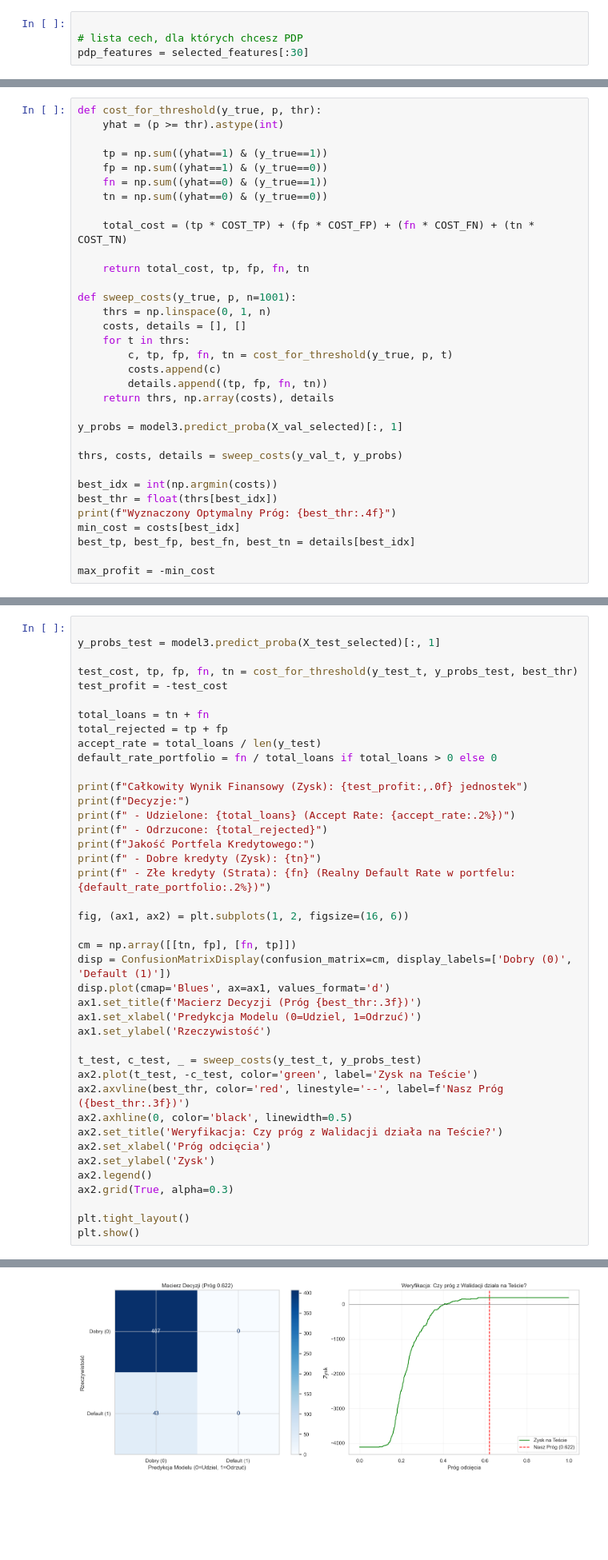
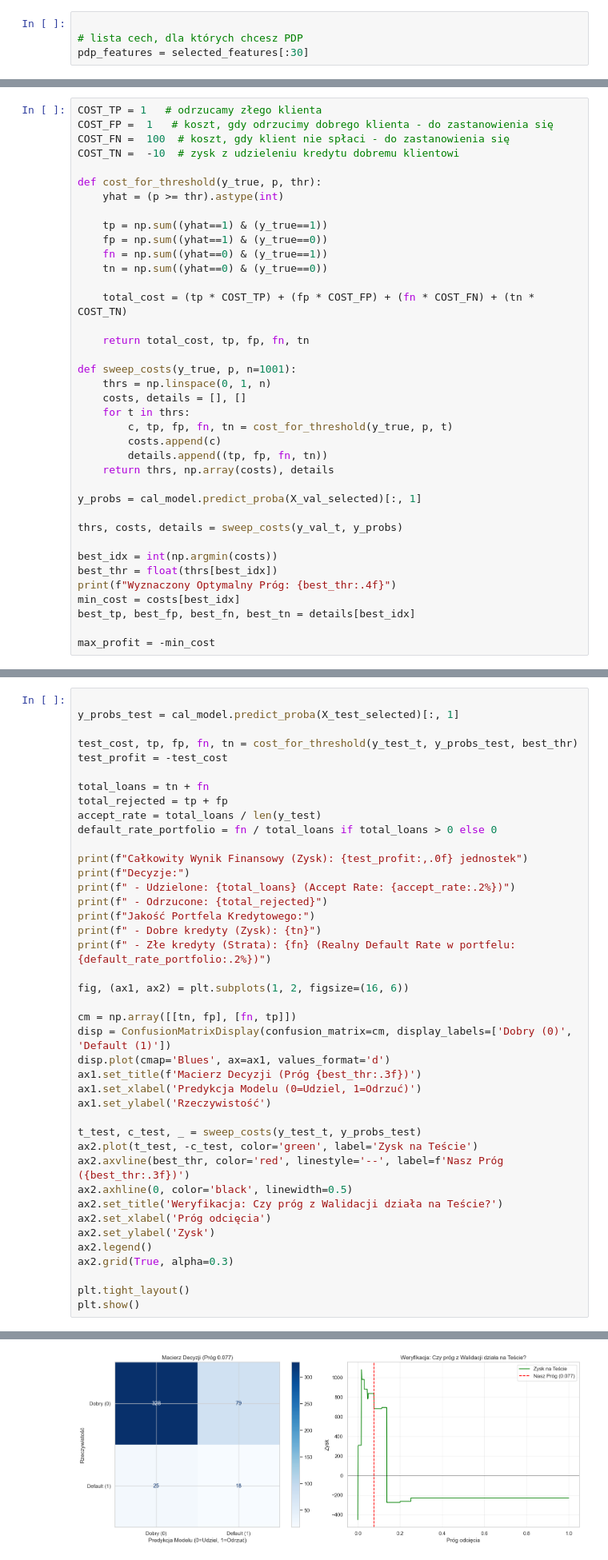
Before and after one commit to Karol315/Interpretability_of_machine_learning_project, a Jupyter notebook: BlackBox.ipynb, the cells around one changed output, grey strips where cells are left out. Shown at 80% size. Drawn from its saved outputs; the diff is of its cells as text; blank space fills up the shorter version.

```diff
--- a/BlackBox.ipynb
+++ b/BlackBox.ipynb
@@ -1265,4 +1242,9 @@ evaluate_post_calibration(model3, X_test_selected, y_test_t)
 # %%
+COST_TP = 1   # odrzucamy złego klienta
+COST_FP =  1   # koszt, gdy odrzucimy dobrego klienta - do zastanowienia się
+COST_FN =  100  # koszt, gdy klient nie spłaci - do zastanowienia się
+COST_TN =  -10  # zysk z udzieleniu kredytu dobremu klientowi
+
 def cost_for_threshold(y_true, p, thr):
     yhat = (p >= thr).astype(int)
 
@@ -1284,7 +1266,7 @@ def sweep_costs(y_true, p, n=1001):
         details.append((tp, fp, fn, tn))
     return thrs, np.array(costs), details
 
-y_probs = model3.predict_proba(X_val_selected)[:, 1]
+y_probs = cal_model.predict_proba(X_val_selected)[:, 1]
 
 thrs, costs, details = sweep_costs(y_val_t, y_probs)
 
@@ -1300,6 +1282,6 @@ Wyznaczony Optymalny Próg: 0.6220
 # %%
 
-y_probs_test = model3.predict_proba(X_test_selected)[:, 1]
+y_probs_test = cal_model.predict_proba(X_test_selected)[:, 1]
 
 test_cost, tp, fp, fn, tn = cost_for_threshold(y_test_t, y_probs_test, best_thr)
 test_profit = -test_cost
@@ -1349,4 +1331,4 @@ Jakość Portfela Kredytowego:
-[figure, old version]
+[figure, new version]
 # %%
 import joblib
 
```
Also changed, not shown: parts of 16 cells of this notebook, 10 other files.
